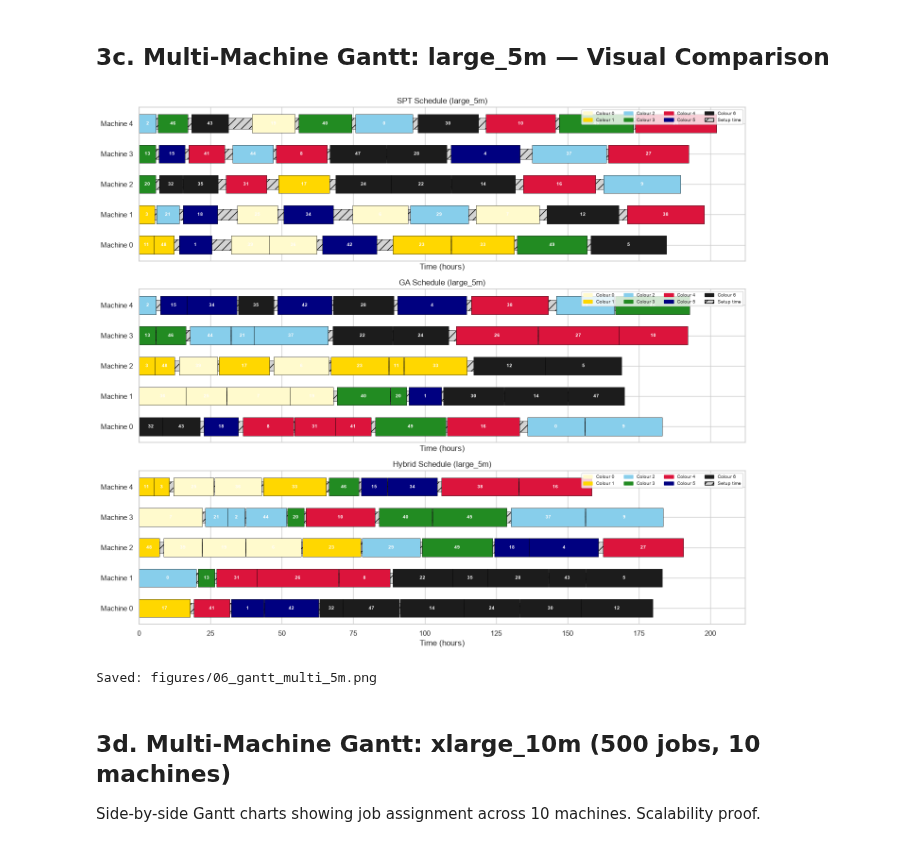
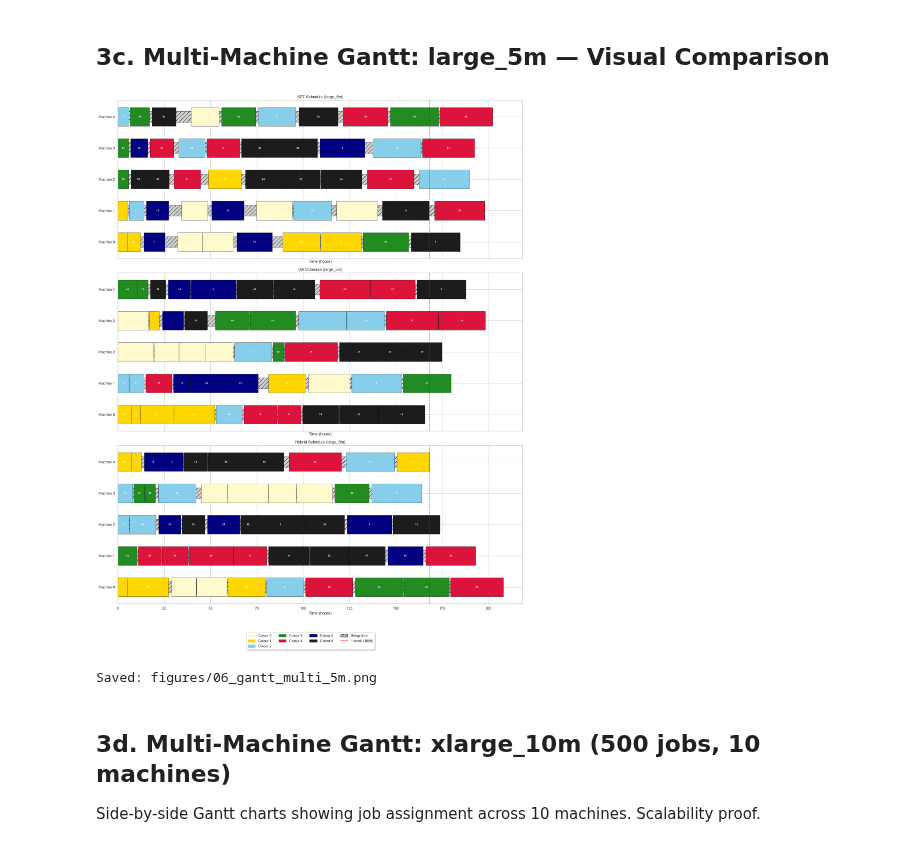
Before and after one commit to Gogula11/Dissertation, a Jupyter notebook: notebooks/06_visualisations.ipynb, the cells around one changed output. Cells and saved outputs as stored; diff of their text form; code cells hidden in the pictures.

```diff
--- a/notebooks/06_visualisations.ipynb
+++ b/notebooks/06_visualisations.ipynb
@@ -173,19 +173,19 @@ Total tardiness: 1332.0  |  Total setup: 23.8  |  Makespan: 190.6
 # %% [markdown]
 ## 3c. Multi-Machine Gantt: large_5m — Visual Comparison
 # %%
-fig, axes = plt.subplots(3, 1, figsize=(14, 12), sharex=True)
-
-plot_gantt(spt_result_5m['best_sigma'], inst_5m, title="SPT Schedule (large_5m)", ax=axes[0])
-plot_gantt(ga_result_5m['best_sigma'], inst_5m, title="GA Schedule (large_5m)", ax=axes[1])
+fig, axes = plt.subplots(3, 1, figsize=(18, 22), sharex=True)
+fig.subplots_adjust(top=0.95, hspace=0.35)
+plot_gantt(spt_result_5m['best_sigma'], inst_5m, title="SPT Schedule (large_5m)", ax=axes[0], add_legend=False)
+plot_gantt(ga_result_5m['best_sigma'], inst_5m, title="GA Schedule (large_5m)", ax=axes[1], add_legend=False)
 if hybrid_result_5m is not None:
     plot_gantt(hybrid_result_5m['best_sigma'], inst_5m, title="Hybrid Schedule (large_5m)", ax=axes[2])
 
 plt.tight_layout()
 plt.savefig(os.path.join(root, "figures/06_gantt_multi_5m.png"), dpi=150, bbox_inches="tight")
 plt.show()
 print("Saved: figures/06_gantt_multi_5m.png")
 # %% [output]
-[figure, old version]
+[figure, new version]
 Saved: figures/06_gantt_multi_5m.png
 # %% [markdown]
 ## 3d. Multi-Machine Gantt: xlarge_10m (500 jobs, 10 machines)
```
Also changed, not shown: parts of 7 cells of this notebook, 22 other files.
